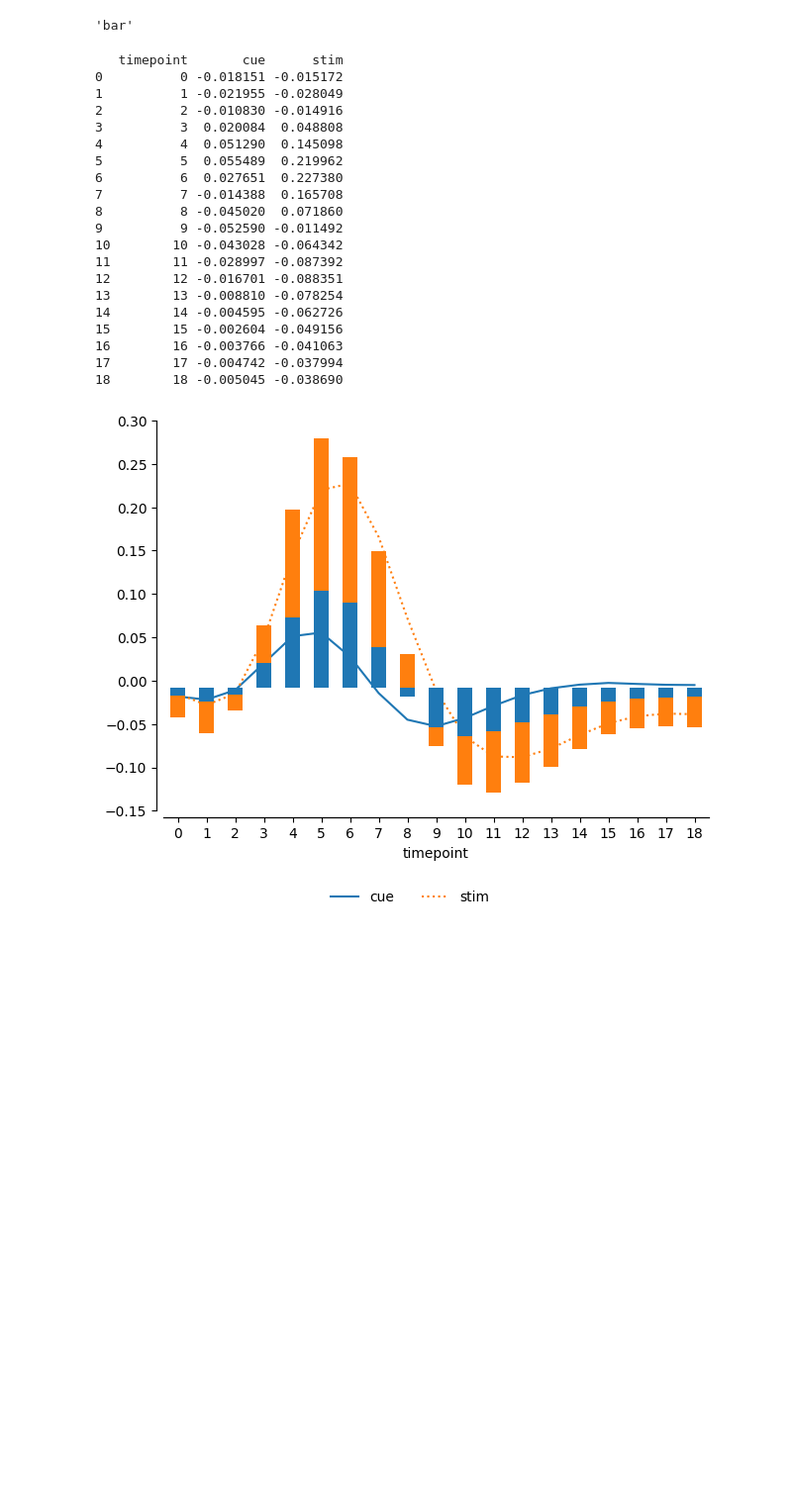
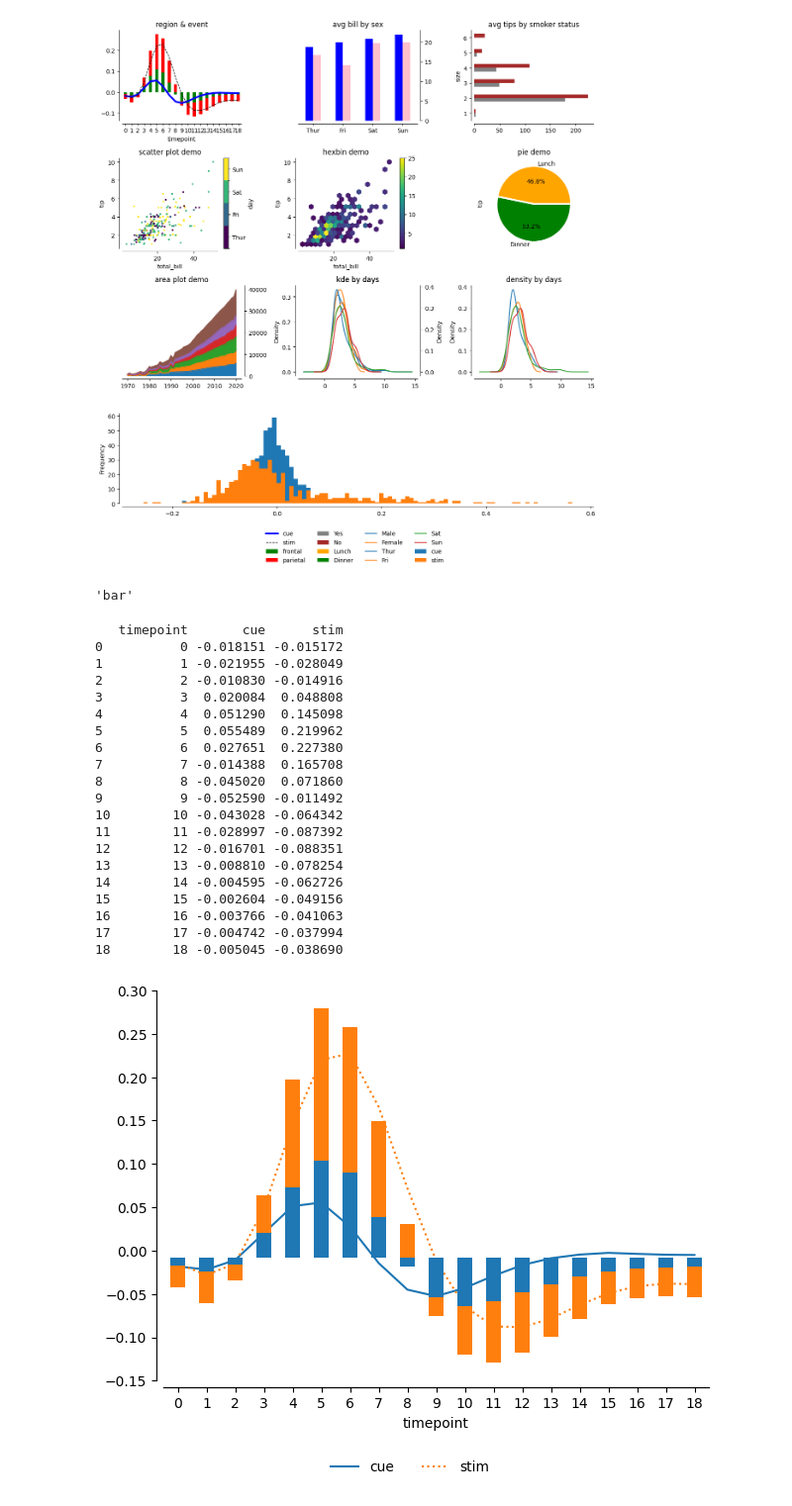
Before and after one commit to maddytae/pytae, a Jupyter notebook: notebooks/plotter.ipynb, the cells around one changed output. Shown at 99% size. Cells and saved outputs as stored; diff of their text form; code cells hidden in the pictures; blank space fills up the shorter version.

```diff
--- a/notebooks/plotter.ipynb
+++ b/notebooks/plotter.ipynb
@@ -47,3 +5,64 @@ k.fig
+# %%
+import numpy as np
+import pandas as pd
+import pytae as pt
+
+fmri = pt.sample_data['fmri']
+tips = pt.sample_data['tips']
+healthexp = pt.sample_data['healthexp']
+
+
+color={'cue': 'blue', 'stim': 'black', 'parietal': 'red',
+       'frontal': 'green','Male':'blue','Female':'pink','Dinner':'green',
+       'Lunch':'orange','Yes':'grey','No':'brown'}
+
+style={'cue':'-','stim':'--'}
+width={'cue':3,'stim':1}
+marker = {'Male': 'o', 'Female': 'x'}
+size={'Male': 10,'Female': 20}
+
+mosaic = """
+ABC
+DEF
+GHI
+JJJ
+"""
+k = pt.Plotter(mosaic,figsize=(12, 12))
+
+(k
+.data(fmri)
+.plot(x='timepoint', y='signal',by='event',aggfunc='mean',color=color,style=style,width=width,
+      on='A',title='region & event',kind='line')
+.plot(x='timepoint', y='signal',by='region',kind='bar',stacked=True,on='A',color=color,aggfunc='mean')
+.data(tips)
+.plot(x='day',y='total_bill',by='sex',aggfunc='mean',on='B^',kind='bar',color=color,
+      title='avg bill by sex',legend=False)
+.plot(x='size',y='tip',by='smoker',on='C',kind='barh',color=color,title='avg tips by smoker status')
+.data(tips)
+.plot(kind='scatter',x='total_bill',y='tip',on='D',marker='x',s=5,c='day',cmap='viridis',title='scatter plot demo')
+.data(tips)
+.plot(kind='hexbin',x='total_bill',y='tip',on='E',C='size',reduce_C_function=np.sum,cmap="viridis",gridsize=20,title='hexbin demo')
+.data(tips)
+.plot(kind='pie',y='tip',by='time',on='F',aggfunc='mean', autopct='%1.1f%%',colors=color,explode=(0,0.05),title='pie demo') #for pie matplotlib says colors and not color
+.data(healthexp)
+.plot(kind='area',x='Year',y='Spending_USD',aggfunc='mean',on='G^',legend=False, by="Country",title='area plot demo')
+.data(tips)
+
+.plot(kind='kde',on='H^',by='day',column='tip',title='kde by days')# ,secondary_y=True)
+ .plot(kind='kde',column='tip',on='H', by="sex")
+.plot(kind='density',on='I',by='day',column='tip',title='density by days' )
+.data(fmri)
+.plot(kind='hist',column='signal',by='event',on='J',bins=100)
+.finalize(consolidate_legends=True,ncols=4, bbox_to_anchor=(0.7, -0.005))
+# .finalize()
+
+)
+
+
+
+k.fig
+# %% [output]
+[figure, added]
 # %%
 k.plot_kwargs_store['A']['kind']
 # %% [output]
```
Also changed, not shown: parts of 3 cells of this notebook, 6 other files.
